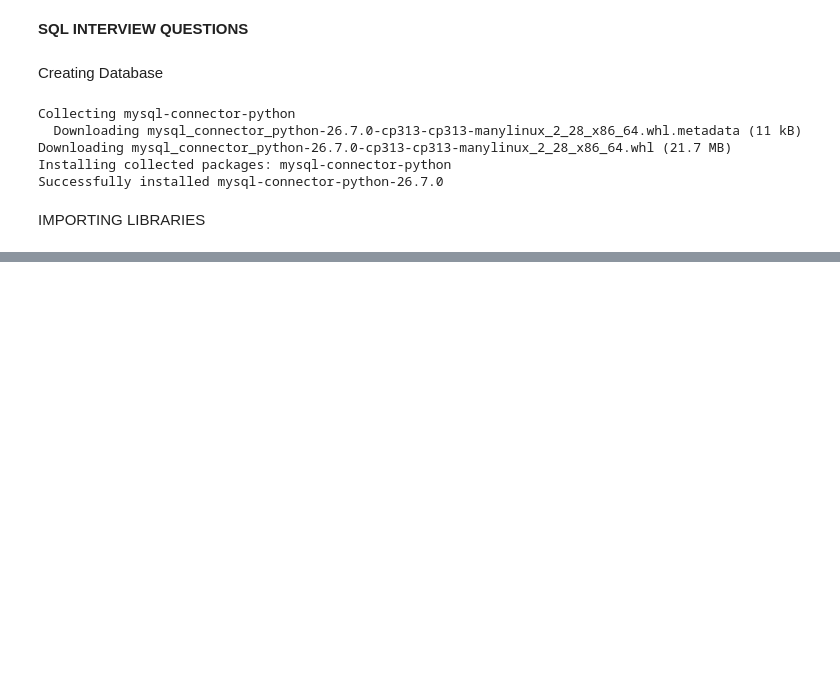
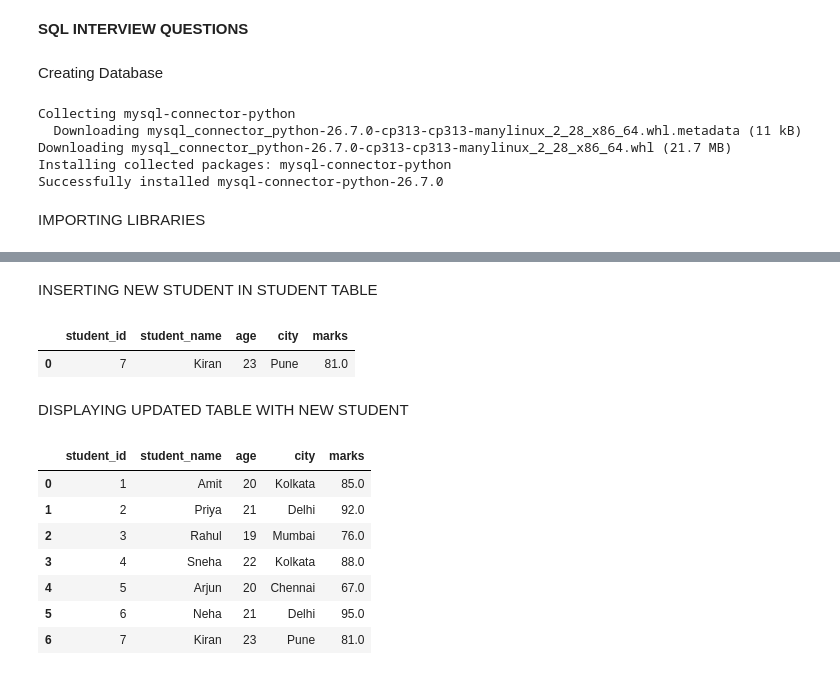
Before and after one commit to saba020/Development-of-AI-Response-Validation-System-with-Hallucination-Detection-Assistance, a Jupyter notebook: SQL_INTERVIEW_QUESTIONS.ipynb, the cells around one changed output, grey strips where cells are left out. Cells and saved outputs as stored; diff of their text form; code cells hidden in the pictures; blank space fills up the shorter version.

```diff
--- a/SQL_INTERVIEW_QUESTIONS.ipynb
+++ b/SQL_INTERVIEW_QUESTIONS.ipynb
@@ -234,0 +78,31 @@ Lowest marks: 70
+# %% [markdown]
+INSERTING NEW STUDENT IN STUDENT TABLE
+# %%
+run("""
+SELECT * FROM Students
+WHERE student_id = 1
+""")
+
+cursor.execute("""
+INSERT INTO Students
+VALUES (7, 'Kiran', 23, 'Pune', 81)
+""")
+connection.commit()
+
+run("SELECT * FROM Students WHERE student_id = 7;")
+# %% [output]
+|  | student_id | student_name | age | city | marks |
+| 0 | 7 | Kiran | 23 | Pune | 81.0 |
+# %% [markdown]
+DISPLAYING UPDATED TABLE WITH NEW STUDENT
+# %%
+run("SELECT * FROM Students" )
+# %% [output]
+|  | student_id | student_name | age | city | marks |
+| 0 | 1 | Amit | 20 | Kolkata | 85.0 |
+| 1 | 2 | Priya | 21 | Delhi | 92.0 |
+| 2 | 3 | Rahul | 19 | Mumbai | 76.0 |
+| 3 | 4 | Sneha | 22 | Kolkata | 88.0 |
+| 4 | 5 | Arjun | 20 | Chennai | 67.0 |
+| 5 | 6 | Neha | 21 | Delhi | 95.0 |
+| 6 | 7 | Kiran | 23 | Pune | 81.0 |
```
Also changed, not shown: parts of 40 cells of this notebook.
